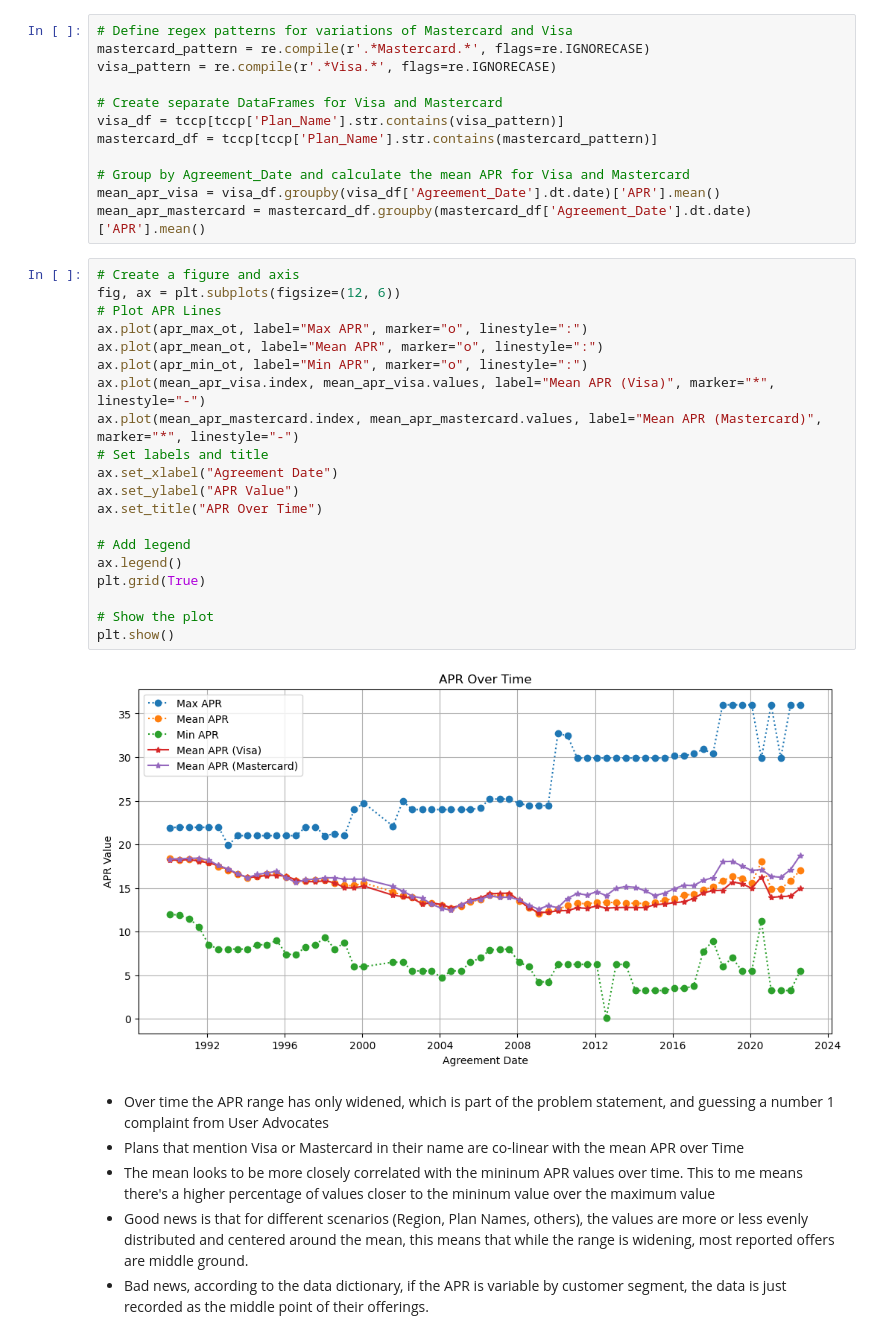
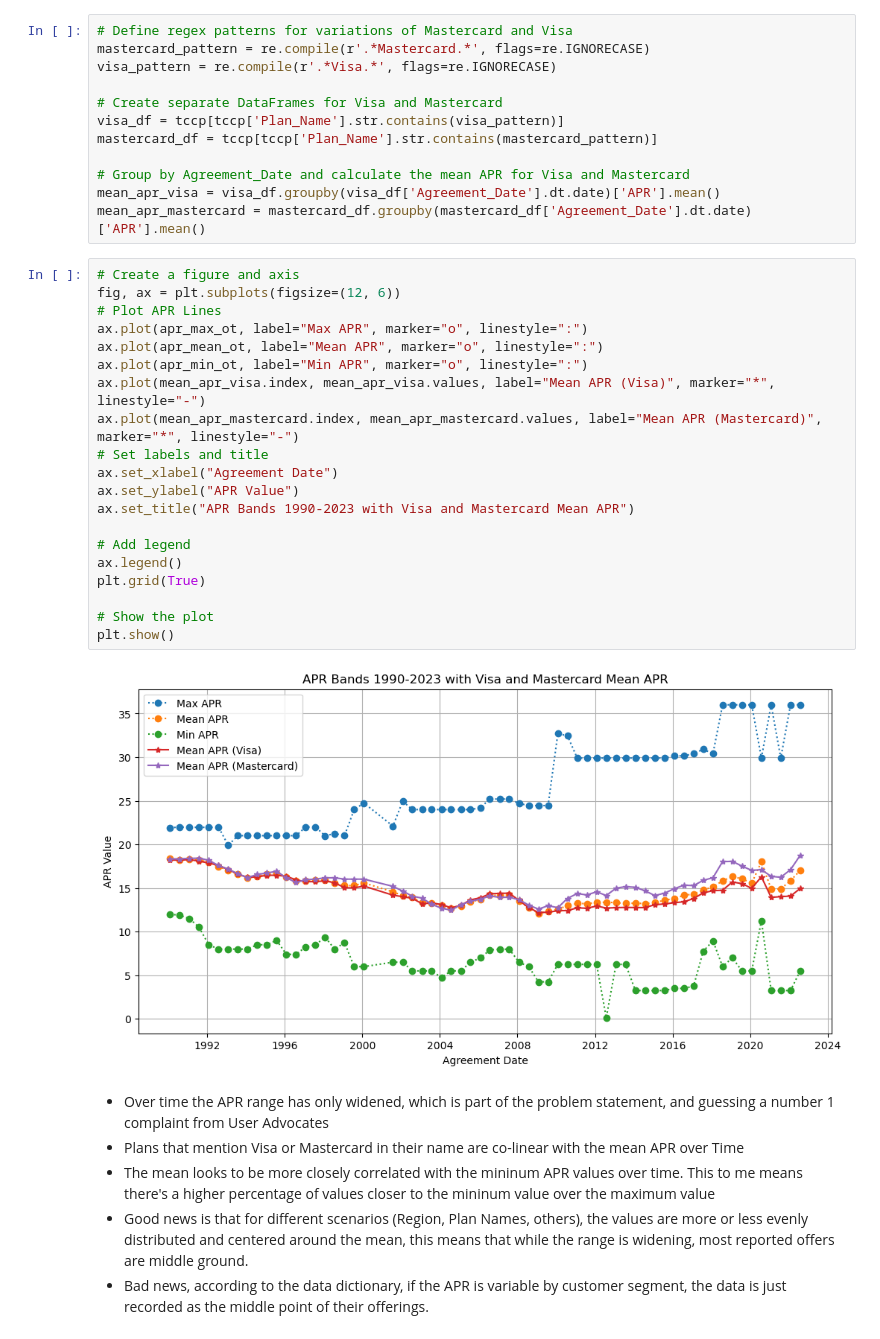
Before and after one commit to DanielGroneberg/TOP_project, a Jupyter notebook: code/CFPB_Data.ipynb, the cells around one changed output. Cells and saved outputs as stored; diff of their text form.

Commit message:
added descriptors and additional plots of CFPB provided data

```diff
--- a/code/CFPB_Data.ipynb
+++ b/code/CFPB_Data.ipynb
@@ -755,25 +764,25 @@ mean_apr_mastercard = mastercard_df.groupby(mastercard_df['Agreement_Date'].dt.d
 # %%
 # Create a figure and axis
 fig, ax = plt.subplots(figsize=(12, 6))
 # Plot APR Lines
 ax.plot(apr_max_ot, label="Max APR", marker="o", linestyle=":")
 ax.plot(apr_mean_ot, label="Mean APR", marker="o", linestyle=":")
 ax.plot(apr_min_ot, label="Min APR", marker="o", linestyle=":")
 ax.plot(mean_apr_visa.index, mean_apr_visa.values, label="Mean APR (Visa)", marker="*", linestyle="-")
 ax.plot(mean_apr_mastercard.index, mean_apr_mastercard.values, label="Mean APR (Mastercard)", marker="*", linestyle="-")
 # Set labels and title
 ax.set_xlabel("Agreement Date")
 ax.set_ylabel("APR Value")
-ax.set_title("APR Over Time")
+ax.set_title("APR Bands 1990-2023 with Visa and Mastercard Mean APR")
 
 # Add legend
 ax.legend()
 plt.grid(True)
 
 # Show the plot
 plt.show()
 # %% [output]
-[figure, old version]
+[figure, new version]
 # %% [markdown]
 - Over time the APR range has only widened, which is part of the problem statement, and guessing a number 1 complaint from User Advocates
 - Plans that mention Visa or Mastercard in their name are co-linear with the mean APR over Time
```
Also changed, not shown: parts of 24 cells of this notebook.
